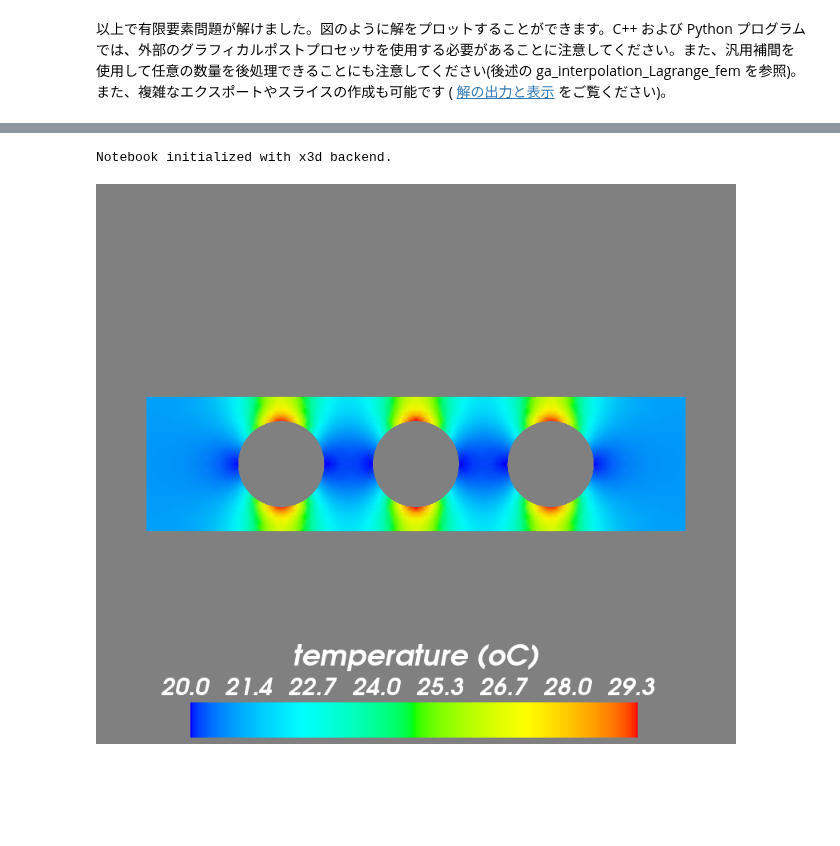
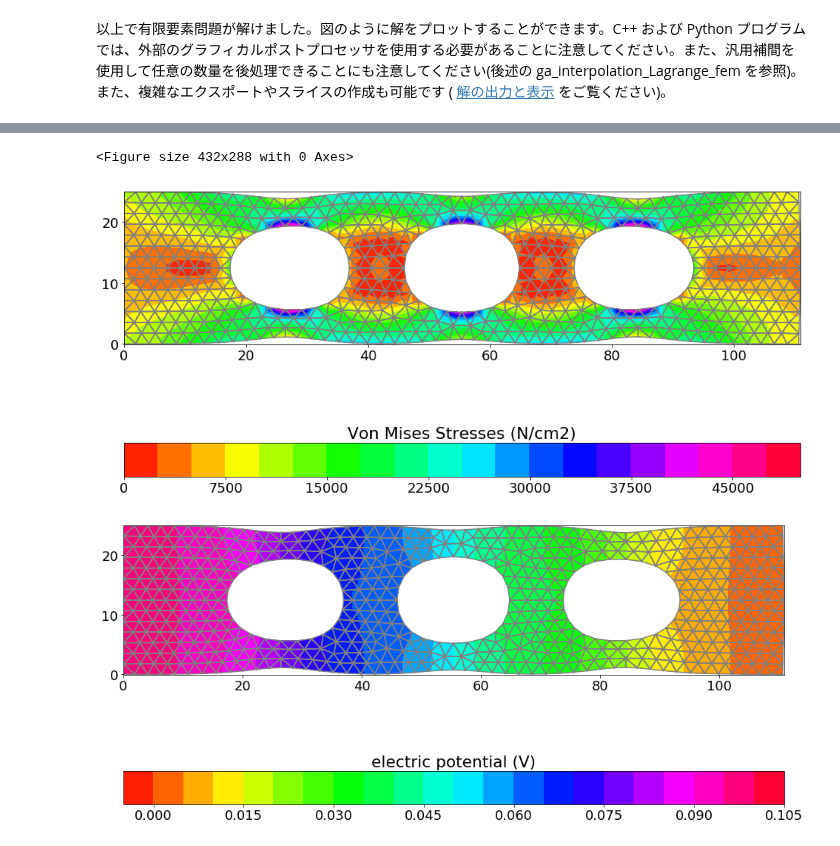
Before and after one commit to tkoyama010/Colaboratory, a Jupyter notebook: thermo_coupling.ipynb, the cells around one changed output, grey strips where cells are left out. Cells and saved outputs as stored; diff of their text form; code cells hidden in the pictures; blank space fills up the shorter version.

```diff
--- a/thermo_coupling.ipynb
+++ b/thermo_coupling.ipynb
@@ -451,21 +389,0 @@ Notebook initialized with x3d backend.
-# %%
-from pyvirtualdisplay import Display
-display = Display(visible=0)
-display.start()
-import os
-os.environ["DISPLAY"] = ":" + str(display.display) + "." + str(display.screen)
-
-from mayavi import mlab
-mlab.init_notebook()
-vtk_file_reader = mlab.pipeline.open("temperature.vtk")
-surface = mlab.pipeline.surface(vtk_file_reader)
-mlab.colorbar(title="temperature (oC)", orientation="horizontal")
-mlab.show()
-mlab.savefig("temperature.png", magnification=2)
-mlab.clf()
-
-from IPython.display import Image, display_png
-display_png(Image("temperature.png"))
-# %% [output]
-Notebook initialized with x3d backend.
-[figure, removed]
@@ -471,0 +394,39 @@ Notebook initialized with x3d backend.
+# %%
+reader = meshio.read("displacement_with_von_mises.vtk")
+displacement = reader.point_data["Displacements"]
+scale_factor = 100
+x = reader.points + scale_factor * displacement
+triangles = reader.cells["triangle"]
+point_data = reader.point_data["Von_Mises_Stresses"]
+
+fig = plt.figure()
+plt.rcParams["font.size"] = 18
+plt.rcParams["figure.figsize"] = (10.0, 6.0)
+plt.figure(figsize=(16, 16))
+plt.triplot(x[:, 0], x[:, 1], triangles, color="gray")
+contour = plt.tricontourf(x[:, 0], x[:, 1], triangles, point_data, 20, cmap="hsv")
+colorbar = plt.colorbar(contour, orientation="horizontal")
+colorbar.ax.set_title("Von Mises Stresses (N/cm2)")
+plt.gca().set_aspect("equal")
+plt.savefig("displacement_with_von_mises.svg")
+# %% [output]
+<Figure size 432x288 with 0 Axes>
+[figure, added]
+# %%
+reader = meshio.read("electric_potential.vtk")
+scale_factor = 100
+x = reader.points + scale_factor * displacement
+triangles = reader.cells["triangle"]
+point_data = reader.point_data["Electric_potential"]
+
+plt.rcParams["font.size"] = 18
+plt.rcParams["figure.figsize"] = (10.0, 6.0)
+plt.figure(figsize=(16, 16))
+plt.triplot(x[:, 0], x[:, 1], triangles, color="gray")
+contour = plt.tricontourf(x[:, 0], x[:, 1], triangles, point_data, 20, cmap="hsv")
+colorbar = plt.colorbar(contour, orientation="horizontal")
+colorbar.ax.set_title("electric potential (V)")
+plt.gca().set_aspect("equal")
+plt.savefig("electric_potential.svg")
+# %% [output]
+[figure, added]
```
Also changed, not shown: parts of 7 cells of this notebook.
